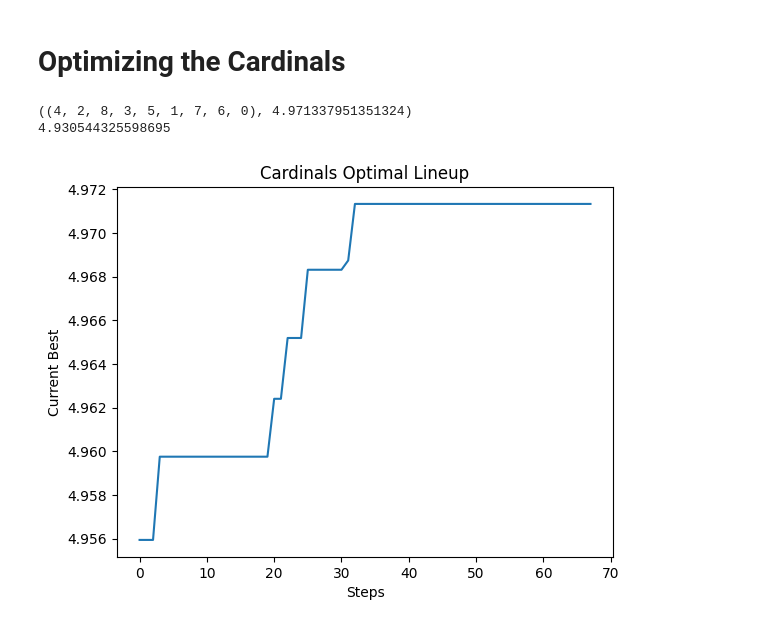
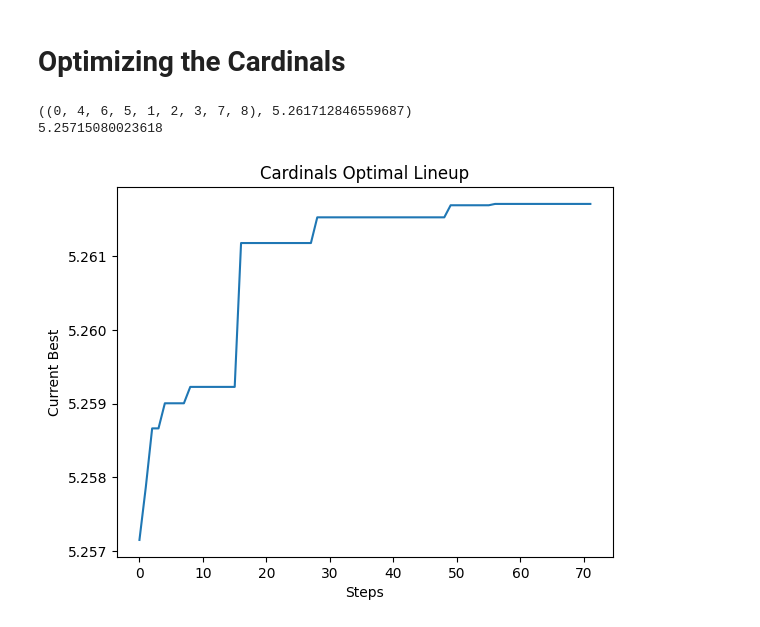
Before and after one commit to BOBONA/ZeroSumBaseball, a Jupyter notebook: src/policy/batting_order.ipynb, the cells around one changed output. Cells and saved outputs as stored; diff of their text form; code cells hidden in the pictures.

Commit message:
test against rosters updated for multiprocessing

```diff
--- a/src/policy/batting_order.ipynb
+++ b/src/policy/batting_order.ipynb
@@ -135,16 +135,16 @@ Average total: 0.19084396577504018
 # %% [markdown]
 # Optimizing the Cardinals
 # %%
-cardinals_optimal = load_blosc2('onebyone/cardinals_OPTIMAL.blosc2')
+cardinals_optimal = load_blosc2('onebyone/average_test_proper.blosc2')
 
 plt.plot([s[1] for s in cardinals_optimal.get_steps()])
 plt.xlabel('Steps')
 plt.ylabel('Current Best')
 plt.title('Cardinals Optimal Lineup')
 
 print(cardinals_optimal.get_best())
 print(cardinals_optimal.get_tries()[tuple(range(rules.num_batters))])
 # %% [output]
-((4, 2, 8, 3, 5, 1, 7, 6, 0), 4.971337951351324)
-4.930544325598695
+((0, 4, 6, 5, 1, 2, 3, 7, 8), 5.261712846559687)
+5.25715080023618
-[figure, old version]
+[figure, new version]
```
Also changed, not shown: 1 other file.
